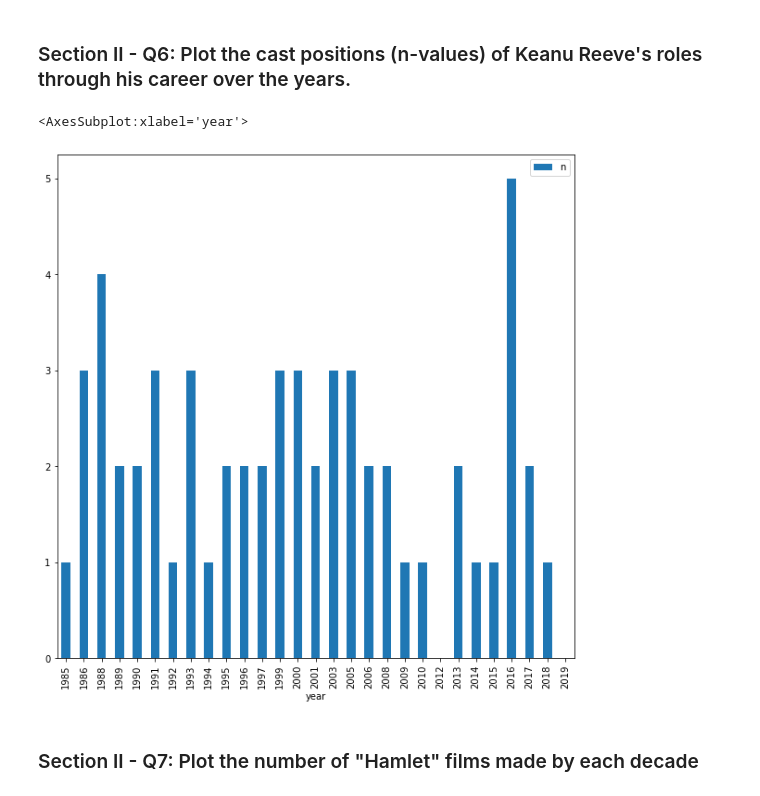
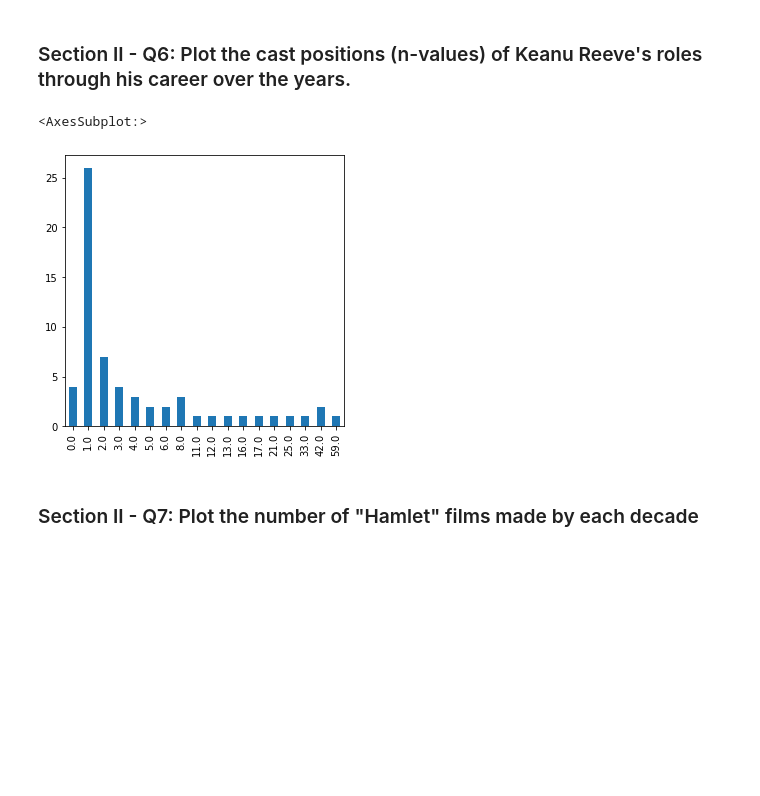
Before and after one commit to adityatom19/mec-mini-projects, a Jupyter notebook: mec-5.3.10-data-wranging-with-pandas-mini-project/Mini_Project_Data_Wrangling_Pandas.ipynb, the cells around one changed output. Saved outputs shown, nothing was run; the diff lists cells and outputs as text; code cells hidden in the pictures; blank space fills up the shorter version.

```diff
--- a/mec-5.3.10-data-wranging-with-pandas-mini-project/Mini_Project_Data_Wrangling_Pandas.ipynb
+++ b/mec-5.3.10-data-wranging-with-pandas-mini-project/Mini_Project_Data_Wrangling_Pandas.ipynb
@@ -577,10 +577,11 @@ keanu_roles.character.plot(kind='bar',figsize=(10,10))
 # %% [markdown]
 ### Section II - Q6: Plot the cast positions (n-values) of Keanu Reeve's roles through his career over the years.
 # %%
-keanu_roles[['n']].plot(kind='bar',figsize=(10,10))
+keanu_cast_positions = keanu.n.fillna(0).value_counts().sort_index().plot(kind='bar',figsize=(5,5))
+keanu_cast_positions
 # %% [output]
-<AxesSubplot:xlabel='year'>
+<AxesSubplot:>
-[figure, old version]
+[figure, new version]
 # %% [markdown]
 ### Section II - Q7: Plot the number of "Hamlet" films made by each decade
 # %%
```
Also changed, not shown: parts of 5 cells of this notebook.
